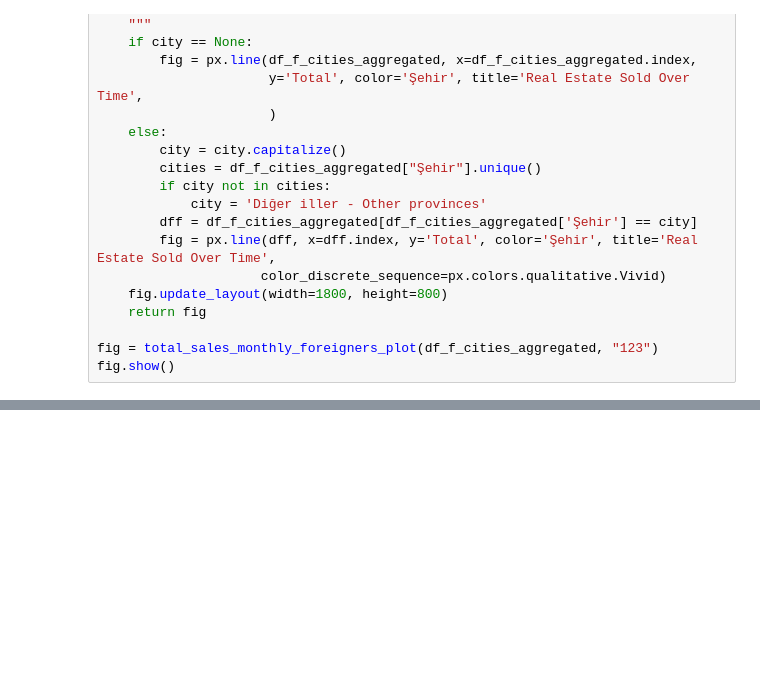
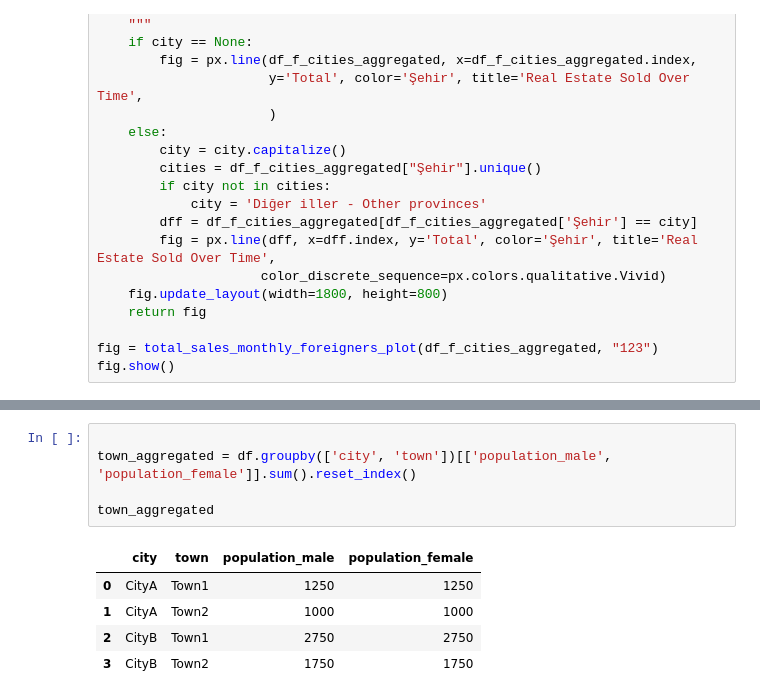
Before and after one commit to Zakerous76/analythings-viz-2-fastAPI-integration, a Jupyter notebook: fastAPI-tutorials/developement.ipynb, the cells around one changed output, grey strips where cells are left out. Drawn from its saved outputs; the diff is of its cells as text; blank space fills up the shorter version.

```diff
--- a/fastAPI-tutorials/developement.ipynb
+++ b/fastAPI-tutorials/developement.ipynb
@@ -484,0 +536,11 @@ fig.show()
+# %%
+
+town_aggregated = df.groupby(['city', 'town'])[['population_male', 'population_female']].sum().reset_index()
+
+town_aggregated
+# %% [output]
+|  | city | town | population_male | population_female |
+| 0 | CityA | Town1 | 1250 | 1250 |
+| 1 | CityA | Town2 | 1000 | 1000 |
+| 2 | CityB | Town1 | 2750 | 2750 |
+| 3 | CityB | Town2 | 1750 | 1750 |
```
Also changed, not shown: parts of 10 cells of this notebook, 2 other files.
